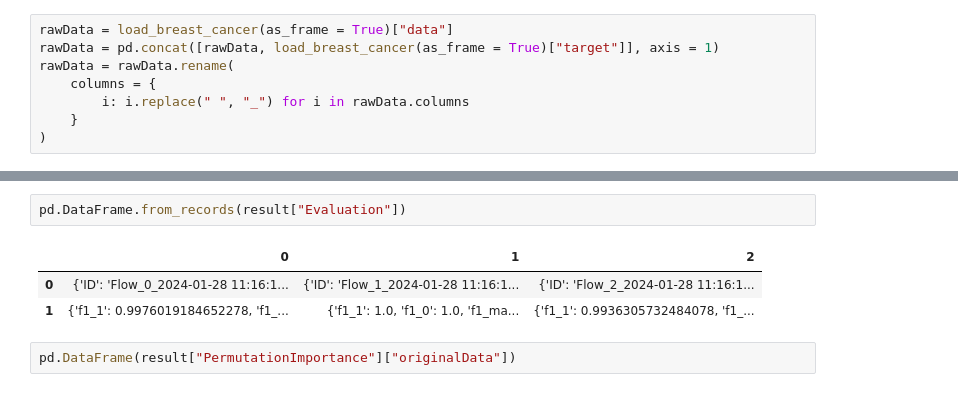
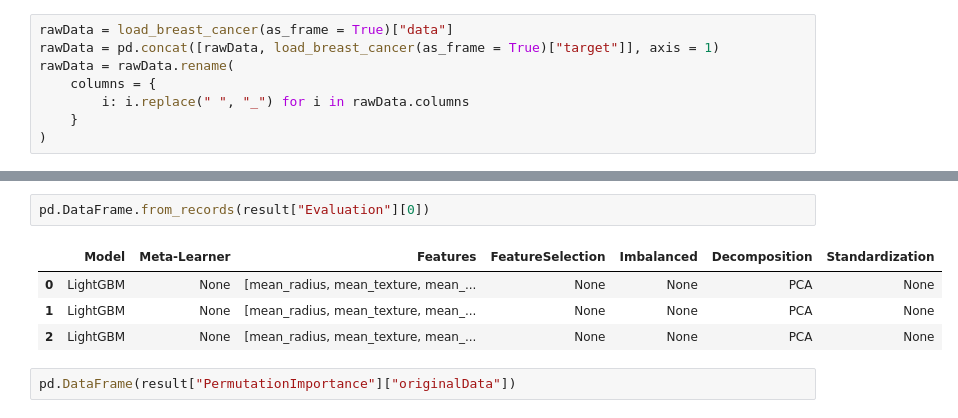
Before and after one commit to Wang-Jian-An/CustomizedAutoML, a Jupyter notebook: Example.ipynb, the cells around one changed output, grey strips where cells are left out. Cells and saved outputs as stored; diff of their text form.

```diff
--- a/Example.ipynb
+++ b/Example.ipynb
@@ -139,9 +192,10 @@ allResult[0]["Evaluation"]
 # %%
-pd.DataFrame.from_records(result["Evaluation"])
+pd.DataFrame.from_records(result["Evaluation"][0])
 # %% [output]
-|  | 0 | 1 | 2 |
-| 0 | {'ID': 'Flow_0_2024-01-28 11:16:1... | {'ID': 'Flow_1_2024-01-28 11:16:1... | {'ID': 'Flow_2_2024-01-28 11:16:1... |
-| 1 | {'f1_1': 0.9976019184652278, 'f1_... | {'f1_1': 1.0, 'f1_0': 1.0, 'f1_ma... | {'f1_1': 0.9936305732484078, 'f1_... |
+|  | Model | Meta-Learner | Features | FeatureSelection | Imbalanced | Decomposition | Standardization |
+| 0 | LightGBM | None | [mean_radius, mean_texture, mean_... | None | None | PCA | None |
+| 1 | LightGBM | None | [mean_radius, mean_texture, mean_... | None | None | PCA | None |
+| 2 | LightGBM | None | [mean_radius, mean_texture, mean_... | None | None | PCA | None |
 # %%
 pd.DataFrame(result["PermutationImportance"]["originalData"])
 # %%
```
Also changed, not shown: parts of 4 cells of this notebook.
